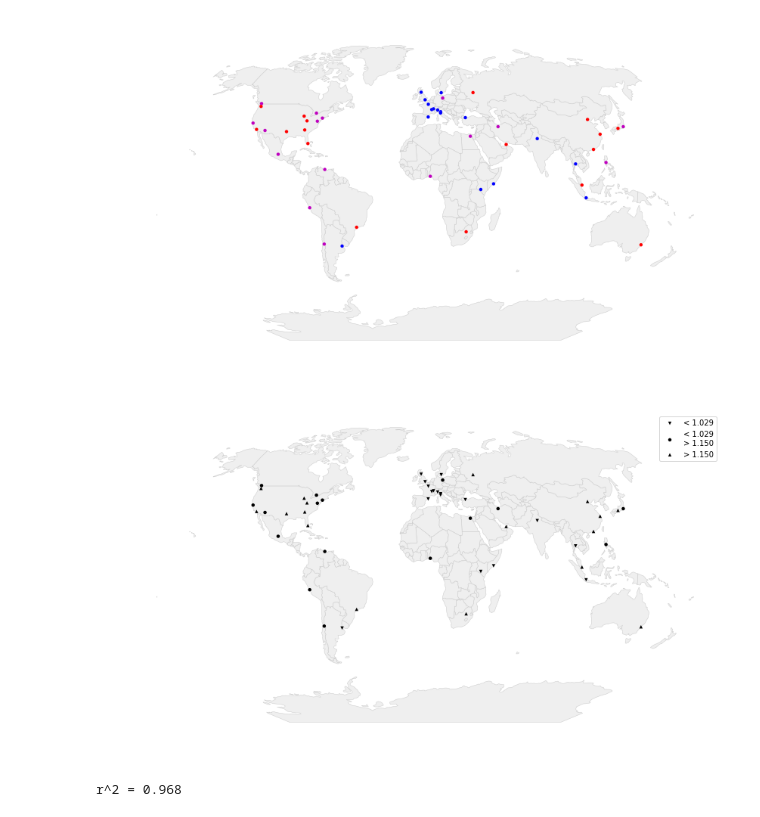
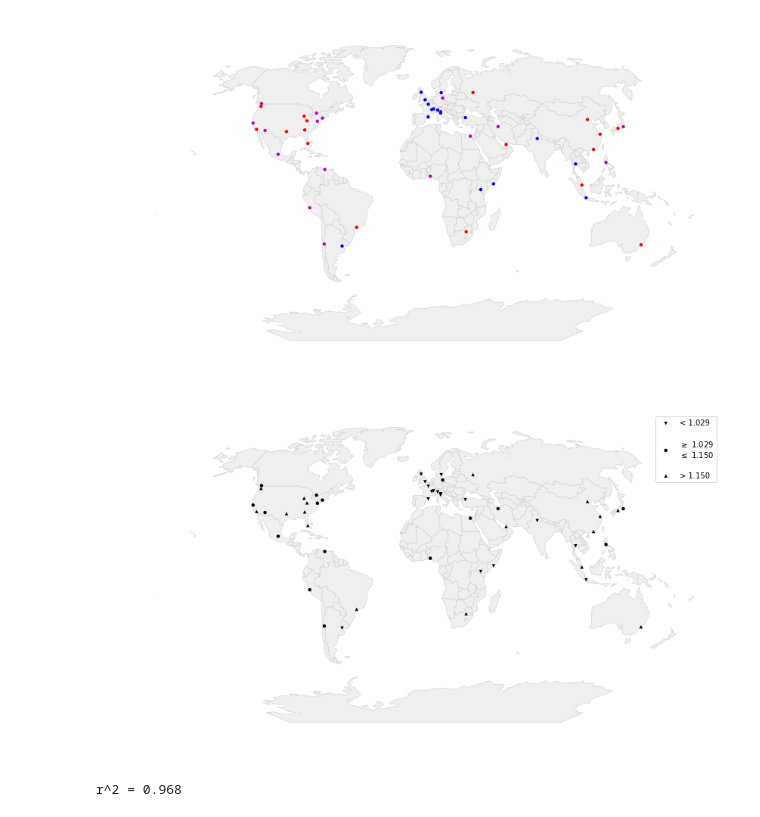
Before and after one commit to gboeing/planar-vs-nonplanar, a Jupyter notebook: planar-vs-nonplanar-across-cities.ipynb, the cells around one changed output. Drawn from its saved outputs; the diff is of its cells as text; code cells hidden in the pictures.

```diff
--- a/planar-vs-nonplanar-across-cities.ipynb
+++ b/planar-vs-nonplanar-across-cities.ipynb
@@ -235,35 +237,35 @@ def get_marker(value, breaks):
     elif value <= breaks[1]:
         return 2
     else:
         return 3
 
 drive = gdf[gdf['network_type']=='drive'].copy()
 breaks = [drive['overcount_planar_nonplanar'].quantile(q=x) for x in (0.33, 0.67)]
 drive['group'] = drive['overcount_planar_nonplanar'].apply(get_marker, breaks=breaks)
 
 world = gpd.read_file(gpd.datasets.get_path('naturalearth_lowres'))
 crs_proj = '+proj=kav7'
 world_proj = world.to_crs(crs_proj)
 xmin, ymin, xmax, ymax = world_proj.unary_union.bounds
 aspect_ratio = (xmax - xmin) / (ymax - ymin)
 points_proj = drive.to_crs(crs_proj)
 
 width = 14
 fig, ax = plt.subplots(figsize=(width, width/aspect_ratio), facecolor='w')
 ax = world_proj.plot(ax=ax, facecolor='#efefef', edgecolor='#cccccc', linewidth=0.5)
 
 groups = []
 points_proj[points_proj['group']==1].plot(ax=ax, marker='v', markersize=20, c='k', edgecolor='none', label='< {:.3f}'.format(breaks[0]))
-points_proj[points_proj['group']==2].plot(ax=ax, marker='o', markersize=20, c='k', edgecolor='none', label='< {:.3f}\n> {:.3f}'.format(breaks[0], breaks[1]))
+points_proj[points_proj['group']==2].plot(ax=ax, marker='o', markersize=20, c='k', edgecolor='none', label='\n$\geq$ {:.3f}\n$\leq$ {:.3f}\n'.format(breaks[0], breaks[1]))
 points_proj[points_proj['group']==3].plot(ax=ax, marker='^', markersize=20, c='k', edgecolor='none', label='> {:.3f}'.format(breaks[1]))
 
 plt.legend()
 
 ax.axis('off')
 fig.savefig('data/world_map_bw.png', dpi=300)
 plt.show()
 # %% [output]
-[figure, old version]
+[figure, new version]
 # %%
 x = np.log(gdf['overcount_planar_nonplanar'].copy())
 y = np.log(gdf['edge_length_ratio'].copy())
```
Also changed, not shown: parts of 5 cells of this notebook, 9 other files.
